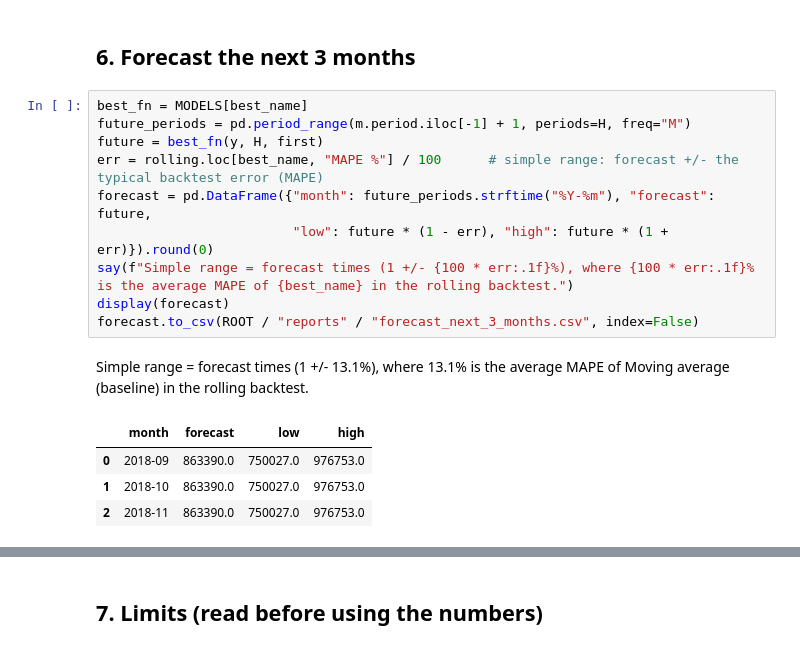
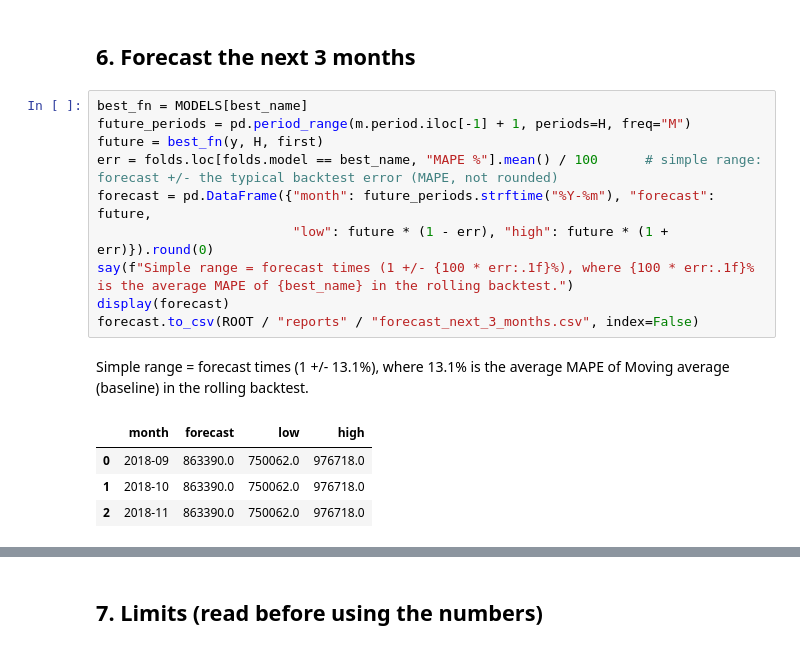
Before and after one commit to Vaibhavpisute/Ecommerce_Sales_Analytics, a Jupyter notebook: notebooks/04_forecast.ipynb, the cells around one changed output, grey strips where cells are left out. Saved outputs shown, nothing was run; the diff lists cells and outputs as text.

```diff
--- a/notebooks/04_forecast.ipynb
+++ b/notebooks/04_forecast.ipynb
@@ -177,19 +177,19 @@ Rolling backtest: 8 folds (training on 10 up to 17 months, each time forecasting
 # %%
 best_fn = MODELS[best_name]
 future_periods = pd.period_range(m.period.iloc[-1] + 1, periods=H, freq="M")
 future = best_fn(y, H, first)
-err = rolling.loc[best_name, "MAPE %"] / 100      # simple range: forecast +/- the typical backtest error (MAPE)
+err = folds.loc[folds.model == best_name, "MAPE %"].mean() / 100      # simple range: forecast +/- the typical backtest error (MAPE, not rounded)
 forecast = pd.DataFrame({"month": future_periods.strftime("%Y-%m"), "forecast": future,
                          "low": future * (1 - err), "high": future * (1 + err)}).round(0)
 say(f"Simple range = forecast times (1 +/- {100 * err:.1f}%), where {100 * err:.1f}% is the average MAPE of {best_name} in the rolling backtest.")
 display(forecast)
 forecast.to_csv(ROOT / "reports" / "forecast_next_3_months.csv", index=False)
 # %% [output]
 Simple range = forecast times (1 +/- 13.1%), where 13.1% is the average MAPE of Moving average (baseline) in the rolling backtest.
 |  | month | forecast | low | high |
-| 0 | 2018-09 | 863390.0 | 750027.0 | 976753.0 |
-| 1 | 2018-10 | 863390.0 | 750027.0 | 976753.0 |
-| 2 | 2018-11 | 863390.0 | 750027.0 | 976753.0 |
+| 0 | 2018-09 | 863390.0 | 750062.0 | 976718.0 |
+| 1 | 2018-10 | 863390.0 | 750062.0 | 976718.0 |
+| 2 | 2018-11 | 863390.0 | 750062.0 | 976718.0 |
 # %%
 fig, ax = plt.subplots(figsize=(11, 5.6))
 x = m.period.dt.to_timestamp()
```
Also changed, not shown: parts of 1 cell of this notebook, 11 other files.
